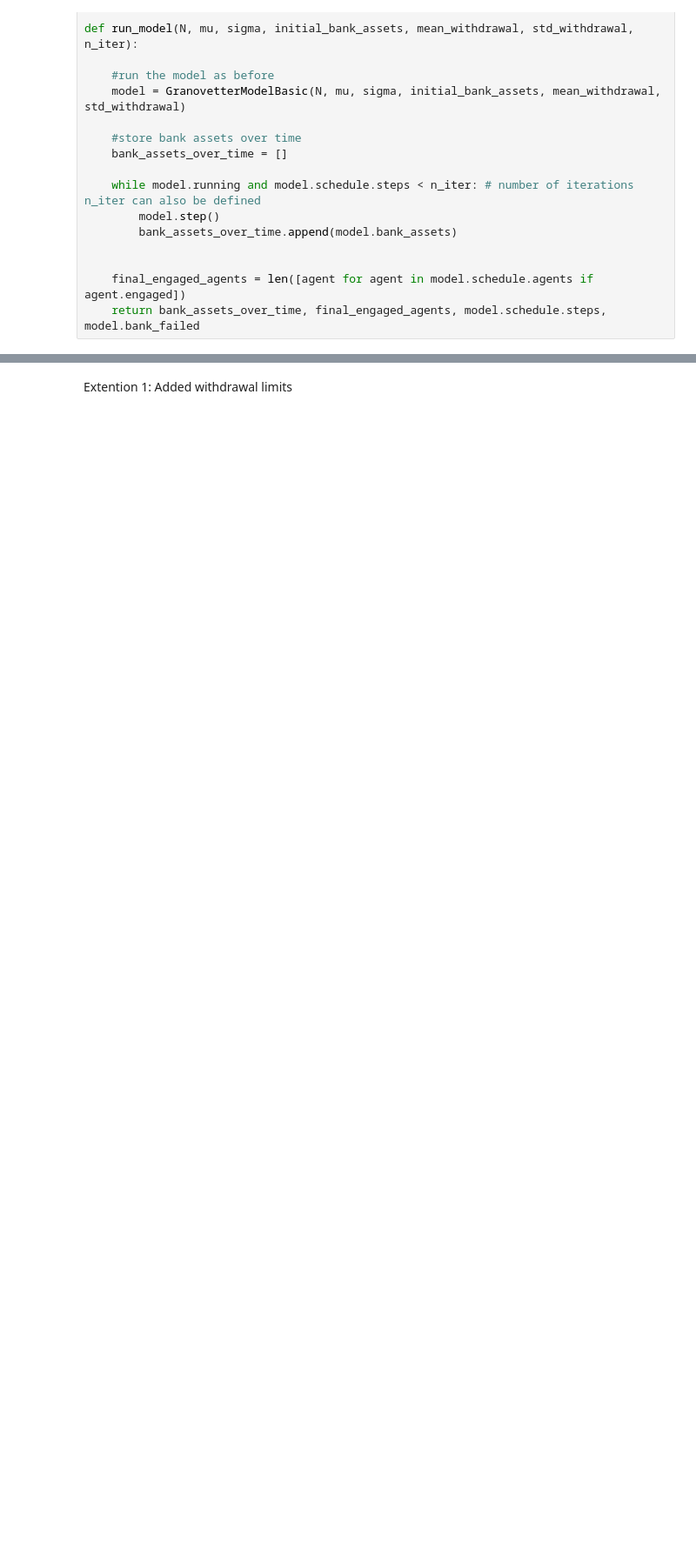
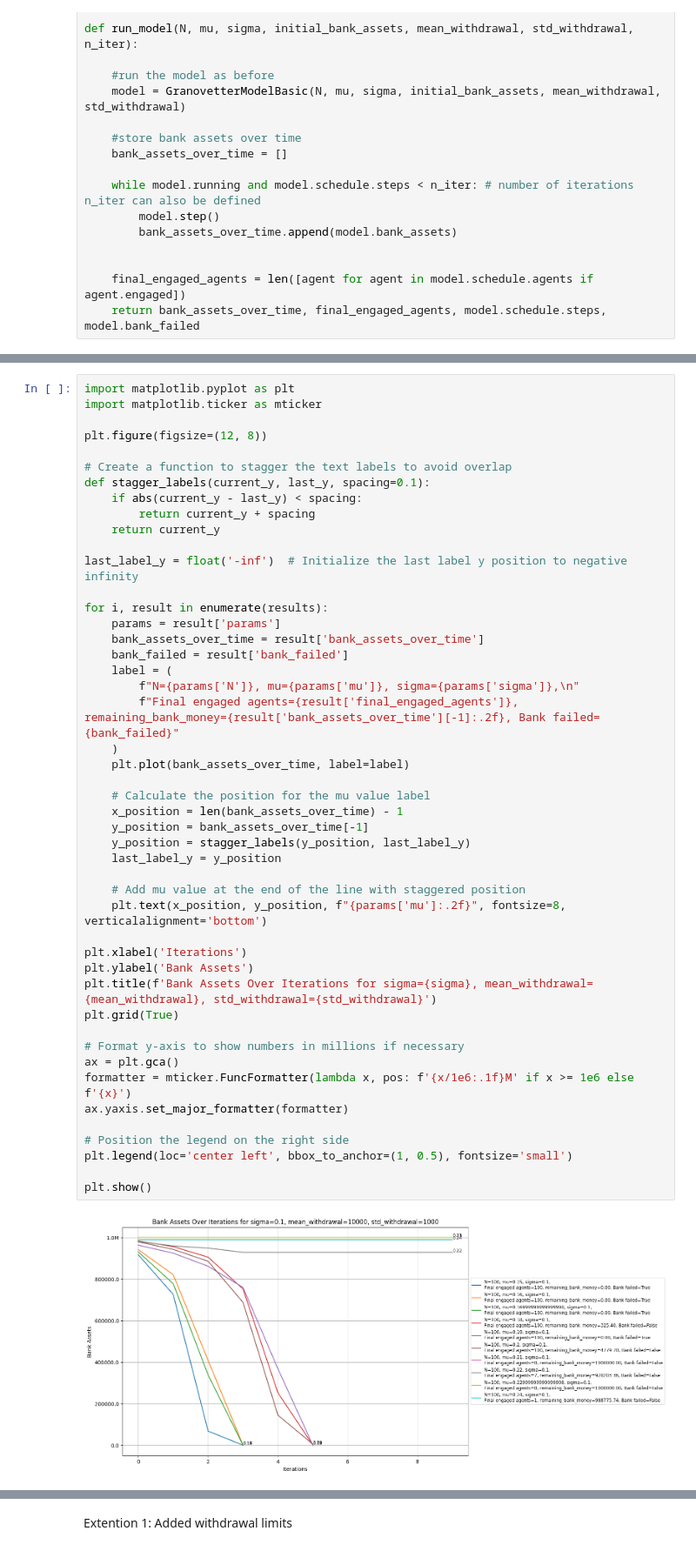
Before and after one commit to juergenstumpf01/CMSS_BankRuns, a Jupyter notebook: bank_run_basic_modelling.ipynb, the cells around one changed output, grey strips where cells are left out. Shown: that part at 87% size. Saved outputs shown, nothing was run; the diff lists cells and outputs as text; blank space fills up the shorter version.

```diff
--- a/bank_run_basic_modelling.ipynb
+++ b/bank_run_basic_modelling.ipynb
@@ -249,0 +251,49 @@ for params in parameter_sets:
+# %%
+import matplotlib.pyplot as plt
+import matplotlib.ticker as mticker
+
+plt.figure(figsize=(12, 8))
+
+# Create a function to stagger the text labels to avoid overlap
+def stagger_labels(current_y, last_y, spacing=0.1):
+    if abs(current_y - last_y) < spacing:
+        return current_y + spacing
+    return current_y
+
+last_label_y = float('-inf')  # Initialize the last label y position to negative infinity
+
+for i, result in enumerate(results):
+    params = result['params']
+    bank_assets_over_time = result['bank_assets_over_time']
+    bank_failed = result['bank_failed']
+    label = (
+        f"N={params['N']}, mu={params['mu']}, sigma={params['sigma']},\n"
+        f"Final engaged agents={result['final_engaged_agents']}, remaining_bank_money={result['bank_assets_over_time'][-1]:.2f}, Bank failed={bank_failed}"
+    )
+    plt.plot(bank_assets_over_time, label=label)
+
+    # Calculate the position for the mu value label
+    x_position = len(bank_assets_over_time) - 1
+    y_position = bank_assets_over_time[-1]
+    y_position = stagger_labels(y_position, last_label_y)
+    last_label_y = y_position
+
+    # Add mu value at the end of the line with staggered position
+    plt.text(x_position, y_position, f"{params['mu']:.2f}", fontsize=8, verticalalignment='bottom')
+
+plt.xlabel('Iterations')
+plt.ylabel('Bank Assets')
+plt.title(f'Bank Assets Over Iterations for sigma={sigma}, mean_withdrawal={mean_withdrawal}, std_withdrawal={std_withdrawal}')
+plt.grid(True)
+
+# Format y-axis to show numbers in millions if necessary
+ax = plt.gca()
+formatter = mticker.FuncFormatter(lambda x, pos: f'{x/1e6:.1f}M' if x >= 1e6 else f'{x}')
+ax.yaxis.set_major_formatter(formatter)
+
+# Position the legend on the right side
+plt.legend(loc='center left', bbox_to_anchor=(1, 0.5), fontsize='small')
+
+plt.show()
+# %% [output]
+[figure, added]
```
Also changed, not shown: parts of 17 cells of this notebook.
